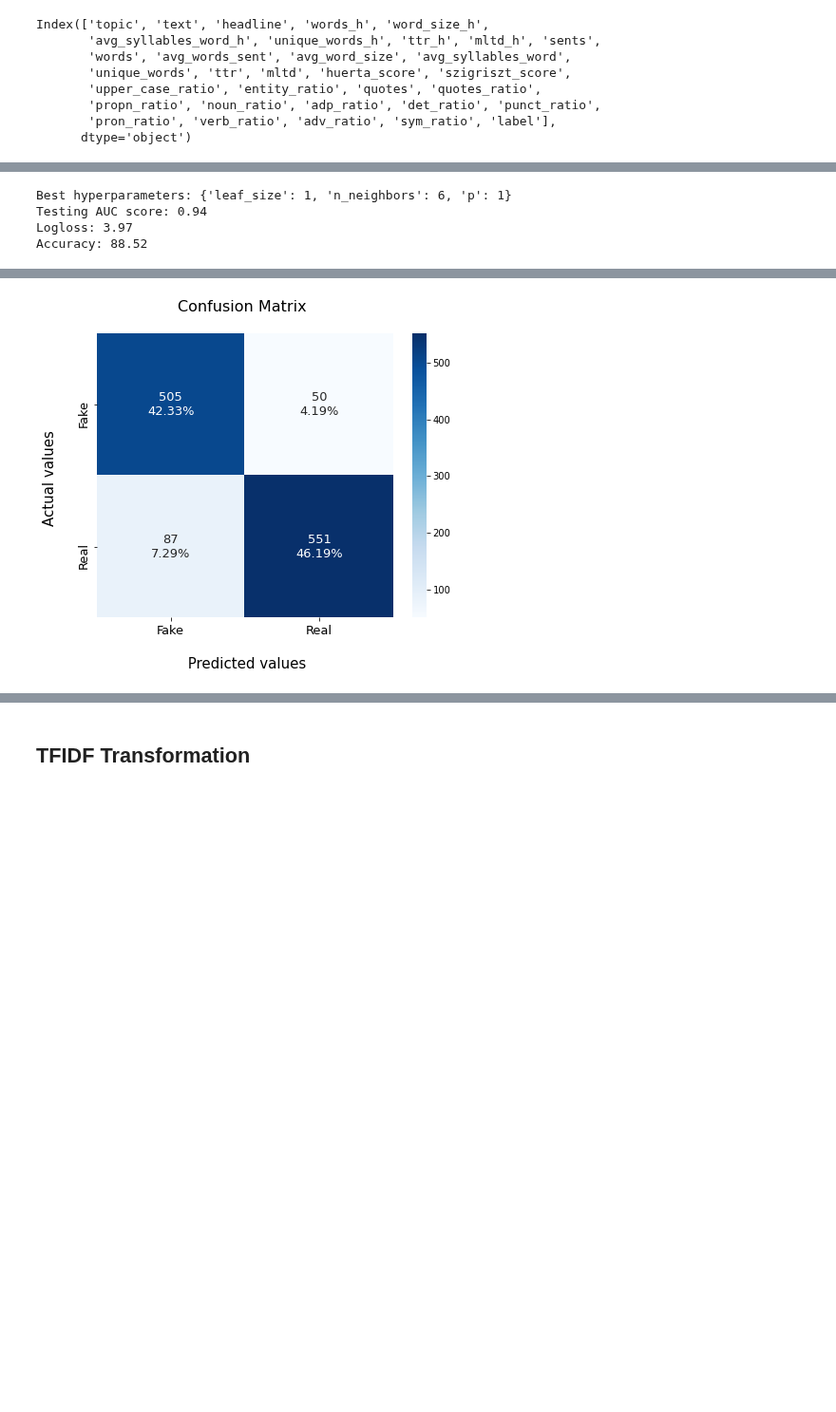
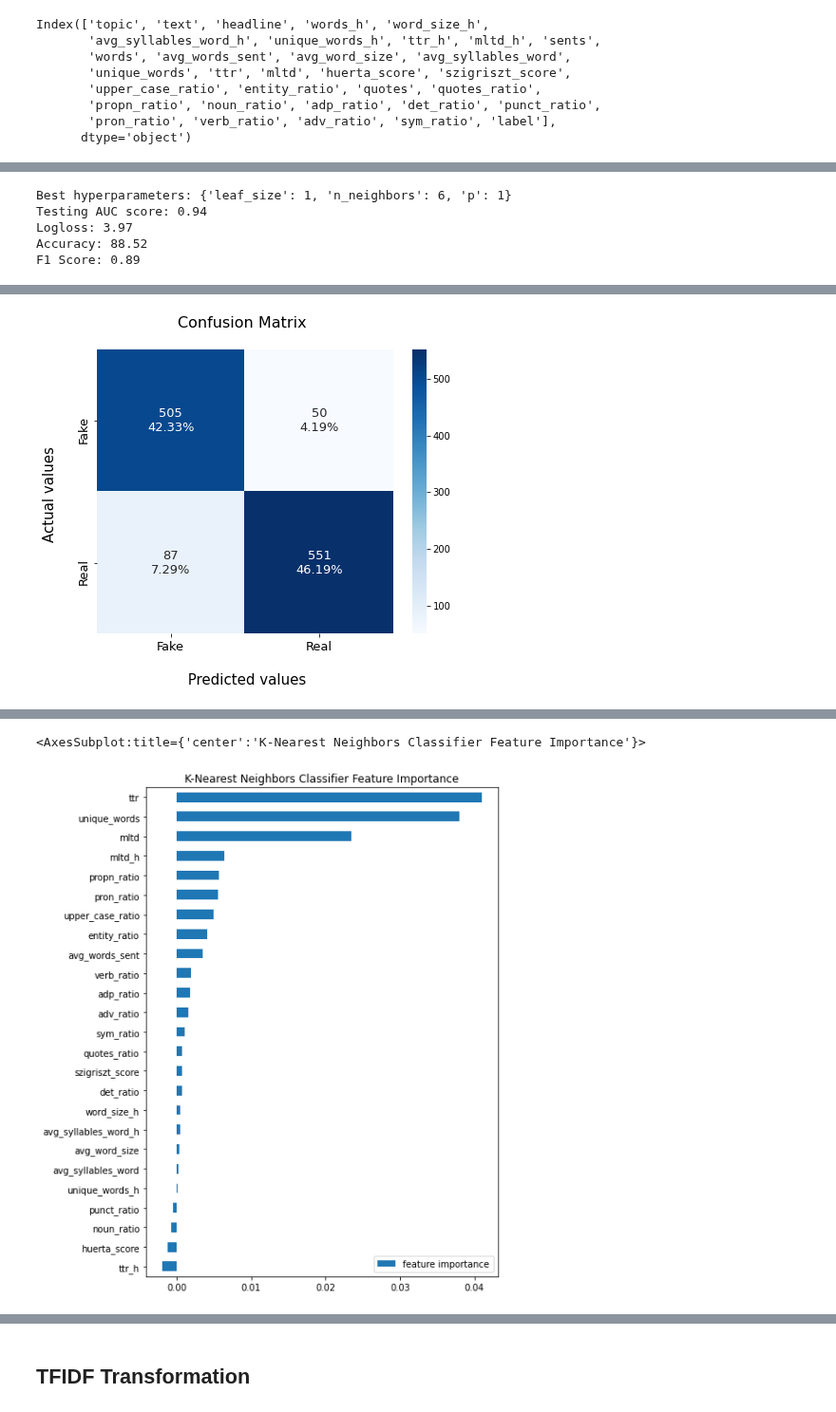
Before and after one commit to pipe11/TFM_fake_news_detector, a Jupyter notebook: models/11_final_notebook_models_explained.ipynb, the cells around one changed output, grey strips where cells are left out. Shown at 95% size. Cells and saved outputs as stored; diff of their text form; code cells hidden in the pictures; blank space fills up the shorter version.

```diff
--- a/models/11_final_notebook_models_explained.ipynb
+++ b/models/11_final_notebook_models_explained.ipynb
@@ -259,14 +274,16 @@ Accuracy: 90.11
 # %%
+%%time
+
 import seaborn as sns
 import pandas as pd
 import numpy as np
 from matplotlib import pyplot as plt
 
-from sklearn.model_selection import GridSearchCV
 from sklearn.neighbors import KNeighborsClassifier
-from sklearn.model_selection import train_test_split,  GridSearchCV
+from sklearn.model_selection import train_test_split, GridSearchCV
 from sklearn import metrics
 from sklearn.metrics import confusion_matrix, roc_curve, auc, roc_auc_score, accuracy_score, classification_report, log_loss
+from sklearn.inspection import permutation_importance
 
 df = pd.read_csv('../data/spanish_corpus_features_v6.csv')
 y = df['label']
@@ -279,7 +296,7 @@ numeric_features = ['word_size_h', 'avg_syllables_word_h', 'unique_words_h', 'tt
                     'adp_ratio', 'det_ratio', 'punct_ratio', 'pron_ratio', 'verb_ratio', 'adv_ratio', 'sym_ratio']
 
 X = df[numeric_features].values
-tfvocab = df[numeric_features].columns.tolist()
+feature_names = df[numeric_features].columns.tolist()
 
 # training and test split
 X_train, X_test, y_train, y_test = train_test_split(X, y, test_size = 0.3, random_state = 43)
@@ -288,7 +305,7 @@ X_train, X_test, y_train, y_test = train_test_split(X, y, test_size = 0.3, rando
 
 # hyperparameters for the grid search
 
-hyperparameters = {
+param_grid = {
     'leaf_size': list(range(1, 5)),
     'n_neighbors': list(range(1, 10)),
     'p': [1, 2]
@@ -297,7 +314,7 @@ hyperparameters = {
 # classifier
 knn_model = KNeighborsClassifier()
 
-grid_search = GridSearchCV(knn_model, hyperparameters, cv = 3, n_jobs = -1, verbose = 2)
+grid_search = GridSearchCV(knn_model, param_grid, cv = 3, n_jobs = -1, verbose = 2)
 grid_search.fit(X_train, y_train)
 
 print('Best hyperparameters:' , grid_search.best_params_)
@@ -311,11 +328,23 @@ y_pred = knn_model.predict(X_test)
 probs = knn_model.predict_proba(X_test)
 probs = probs[:, 1]
 
-prediction_results(knn_model, y_test, X_test, y_pred, probs)
+knn_accuracy_score, knn_auc_score, knn_f1_score = prediction_results(knn_model, y_test, X_test, y_pred, probs)
 
 # confusion matrix
 
 plot_confusion_matrix(y_test, y_pred)
+
+
+########### Feature importance ###########
+
+results = permutation_importance(knn_model, X_train, y_train, scoring = 'accuracy')
+importance = results.importances_mean
+
+df_feature_importance = pd.DataFrame(importance, index = feature_names,
+                                     columns = ['feature importance']).sort_values('feature importance')
+
+fig, ax = plt.subplots(figsize = [7, 10])
+df_feature_importance.plot(kind = 'barh', ax = ax, title = 'K-Nearest Neighbors Classifier Feature Importance');
 # %% [output]
 Fitting 3 folds for each of 72 candidates, totalling 216 fits
 [Parallel(n_jobs=-1)]: Using backend LokyBackend with 8 concurrent workers.
@@ -325,5 +355,6 @@ Best hyperparameters: {'leaf_size': 1, 'n_neighbors': 6, 'p': 1}
 Testing AUC score: 0.94
 Logloss: 3.97
 Accuracy: 88.52
+F1 Score: 0.89
 [figure]
 [figure]
@@ -329,0 +363,2 @@ Accuracy: 88.52
+<AxesSubplot:title={'center':'K-Nearest Neighbors Classifier Feature Importance'}>
+[figure, added]
```
Also changed, not shown: parts of 45 cells of this notebook, 2 other files.
